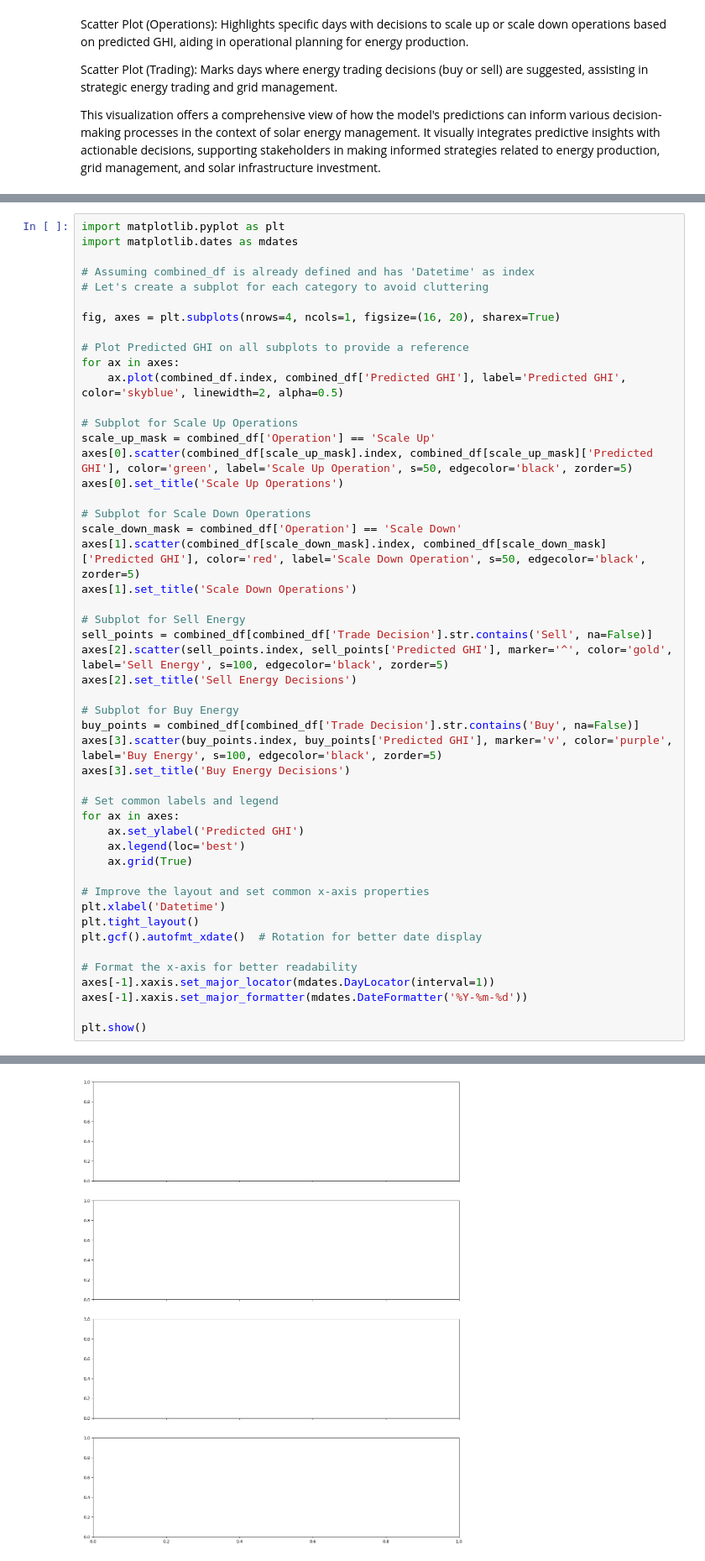
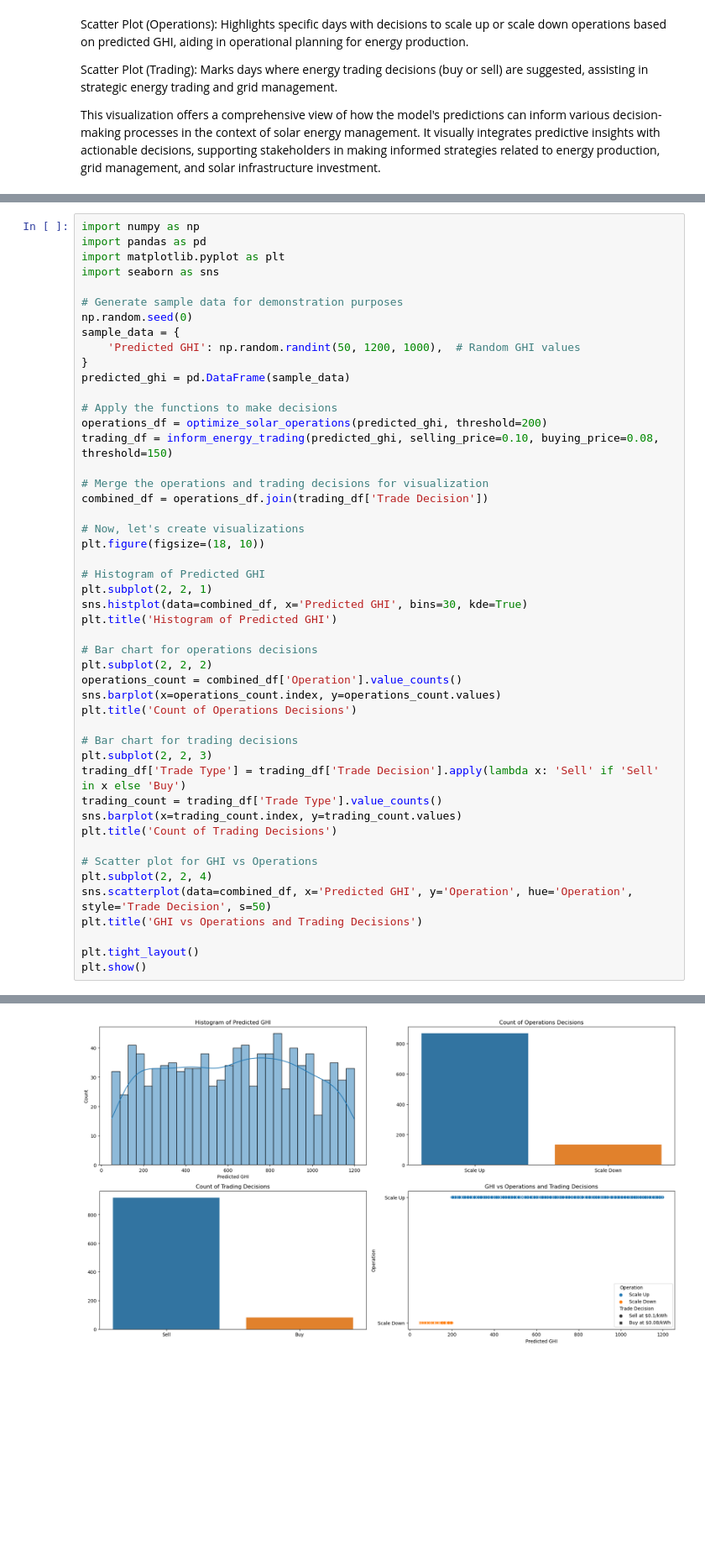
Before and after one commit to SaiThanishvi15/Solar-Vision, a Jupyter notebook: Solar_Analysis_cloud_cover.ipynb, the cells around one changed output, grey strips where cells are left out. Shown: that part at 84% size. Drawn from its saved outputs; the diff is of its cells as text; blank space fills up the shorter version.

```diff
--- a/Solar_Analysis_cloud_cover.ipynb
+++ b/Solar_Analysis_cloud_cover.ipynb
@@ -346,50 +284,49 @@ Locator attempting to generate 1608 ticks ([17824.0, ..., 19431.0]), which excee
 # %%
+import numpy as np
+import pandas as pd
 import matplotlib.pyplot as plt
-import matplotlib.dates as mdates
+import seaborn as sns
 
-# Assuming combined_df is already defined and has 'Datetime' as index
-# Let's create a subplot for each category to avoid cluttering
+# Generate sample data for demonstration purposes
+np.random.seed(0)
+sample_data = {
+    'Predicted GHI': np.random.randint(50, 1200, 1000),  # Random GHI values
+}
+predicted_ghi = pd.DataFrame(sample_data)
 
-fig, axes = plt.subplots(nrows=4, ncols=1, figsize=(16, 20), sharex=True)
+# Apply the functions to make decisions
+operations_df = optimize_solar_operations(predicted_ghi, threshold=200)
+trading_df = inform_energy_trading(predicted_ghi, selling_price=0.10, buying_price=0.08, threshold=150)
 
-# Plot Predicted GHI on all subplots to provide a reference
-for ax in axes:
-    ax.plot(combined_df.index, combined_df['Predicted GHI'], label='Predicted GHI', color='skyblue', linewidth=2, alpha=0.5)
+# Merge the operations and trading decisions for visualization
+combined_df = operations_df.join(trading_df['Trade Decision'])
 
-# Subplot for Scale Up Operations
-scale_up_mask = combined_df['Operation'] == 'Scale Up'
-axes[0].scatter(combined_df[scale_up_mask].index, combined_df[scale_up_mask]['Predicted GHI'], color='green', label='Scale Up Operation', s=50, edgecolor='black', zorder=5)
-axes[0].set_title('Scale Up Operations')
+# Now, let's create visualizations
+plt.figure(figsize=(18, 10))
 
-# Subplot for Scale Down Operations
-scale_down_mask = combined_df['Operation'] == 'Scale Down'
-axes[1].scatter(combined_df[scale_down_mask].index, combined_df[scale_down_mask]['Predicted GHI'], color='red', label='Scale Down Operation', s=50, edgecolor='black', zorder=5)
-axes[1].set_title('Scale Down Operations')
+# Histogram of Predicted GHI
+plt.subplot(2, 2, 1)
+sns.histplot(data=combined_df, x='Predicted GHI', bins=30, kde=True)
+plt.title('Histogram of Predicted GHI')
 
-# Subplot for Sell Energy
-sell_points = combined_df[combined_df['Trade Decision'].str.contains('Sell', na=False)]
-axes[2].scatter(sell_points.index, sell_points['Predicted GHI'], marker='^', color='gold', label='Sell Energy', s=100, edgecolor='black', zorder=5)
-axes[2].set_title('Sell Energy Decisions')
+# Bar chart for operations decisions
+plt.subplot(2, 2, 2)
+operations_count = combined_df['Operation'].value_counts()
+sns.barplot(x=operations_count.index, y=operations_count.values)
+plt.title('Count of Operations Decisions')
 
-# Subplot for Buy Energy
-buy_points = combined_df[combined_df['Trade Decision'].str.contains('Buy', na=False)]
-axes[3].scatter(buy_points.index, buy_points['Predicted GHI'], marker='v', color='purple', label='Buy Energy', s=100, edgecolor='black', zorder=5)
-axes[3].set_title('Buy Energy Decisions')
+# Bar chart for trading decisions
+plt.subplot(2, 2, 3)
+trading_df['Trade Type'] = trading_df['Trade Decision'].apply(lambda x: 'Sell' if 'Sell' in x else 'Buy')
+trading_count = trading_df['Trade Type'].value_counts()
+sns.barplot(x=trading_count.index, y=trading_count.values)
+plt.title('Count of Trading Decisions')
 
-# Set common labels and legend
-for ax in axes:
-    ax.set_ylabel('Predicted GHI')
-    ax.legend(loc='best')
-    ax.grid(True)
+# Scatter plot for GHI vs Operations
+plt.subplot(2, 2, 4)
+sns.scatterplot(data=combined_df, x='Predicted GHI', y='Operation', hue='Operation', style='Trade Decision', s=50)
+plt.title('GHI vs Operations and Trading Decisions')
 
-# Improve the layout and set common x-axis properties
-plt.xlabel('Datetime')
 plt.tight_layout()
-plt.gcf().autofmt_xdate()  # Rotation for better date display
-
-# Format the x-axis for better readability
-axes[-1].xaxis.set_major_locator(mdates.DayLocator(interval=1))
-axes[-1].xaxis.set_major_formatter(mdates.DateFormatter('%Y-%m-%d'))
-
 plt.show()
 # %% [output]
@@ -397 +333 @@ NameError: name 'combined_df' is not defined
-[figure, old version]
+[figure, new version]
```
Also changed, not shown: parts of 11 cells of this notebook.
